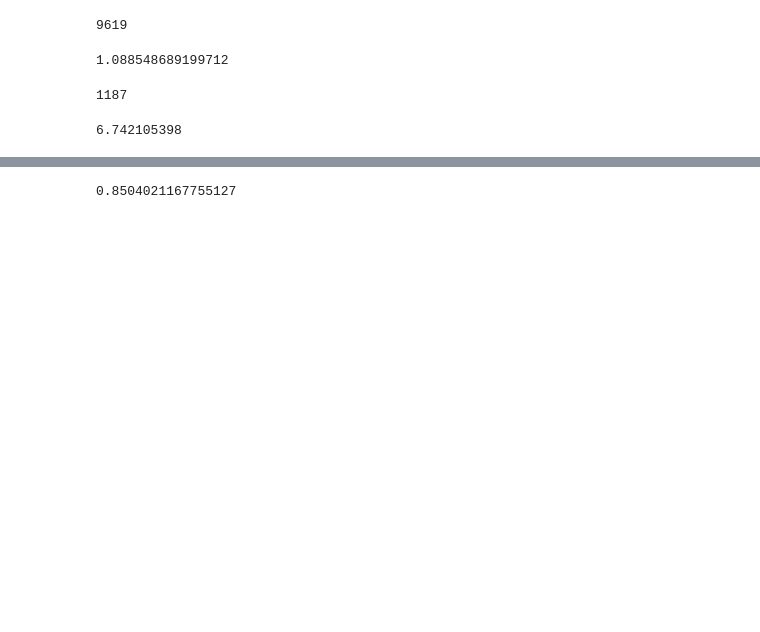
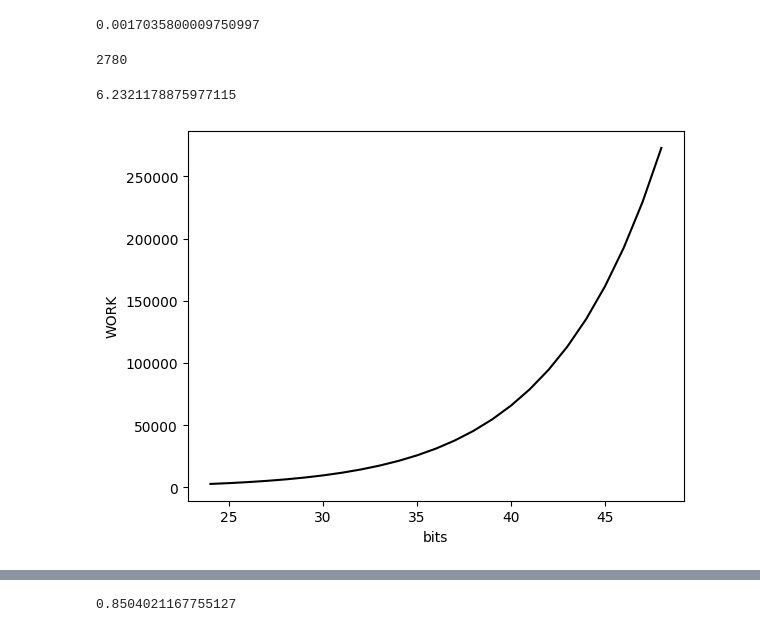
Before and after one commit to sumaddury/SmoothDLP, a Jupyter notebook: infraNotebook.ipynb, the cells around one changed output, grey strips where cells are left out. Saved outputs shown, nothing was run; the diff lists cells and outputs as text; code cells hidden in the pictures; blank space fills up the shorter version.

```diff
--- a/infraNotebook.ipynb
+++ b/infraNotebook.ipynb
@@ -9,0 +58,4 @@ import gmpy2
+# %%
+p = 2 ** 64
+y = estim_y(p)
+factorBase = sieve_to(y)
@@ -10,30 +154,44 @@ import gmpy2
 # %%
 PRIMES = tuple(sieve_to(1 << 22))
+# %%
+P = 2**46
+u = math.log(P) / math.log(y)
+math.exp(log_dickman(u))
+# %% [output]
+0.0017035800009750997
 # %%
 def estim_y(p):
     L = math.log(p)
     return int(math.exp(math.sqrt(0.5 * L * math.log(L))))
 
-P = 2**64 - 59
-y = estim_y(P)
-y
+def WORK(b):
+    P = 2 ** b
+    y = estim_y(P)
+    u = math.log(P) / math.log(y)
+    rarity = 1 / math.exp(log_dickman(u))
+    k = y / math.log(y)
+    return 4 * k * rarity
-# %% [output]
-9619
-# %%
-
-u = math.log(P) / math.log(2 ** 59)
-1 / math.exp(log_dickman(u))
-# %% [output]
-1.088548689199712
-# %%
-k = len(sieve_to(y))
-k
-# %% [output]
-1187
+# %%
+y = estim_y(37778931862957161709471)
+# %%
+len(sieve_to(y))
+# %% [output]
+2780
+# %%
+WORK(75) / WORK(63)
+# %% [output]
+6.2321178875977115
+# %%
+x = range(24, 49); y = [WORK(n) for n in x]
+fig, ax = plt.subplots()
+ax.plot(x, y, 'k-')
+ax.set_xlabel('bits'); ax.set_ylabel('WORK')
+ax.ticklabel_format(style='plain', useOffset=False, axis='y')
+plt.show()
+# %% [output]
+[figure, added]
 # %%
-3.15553e-06 * k * 1800
+P = 37778931862957161709471
-# %% [output]
-6.742105398
 # %%
 def find_gen(p):
     primes = [q for (q, _) in factorize(p-1)]
```
Also changed, not shown: parts of 17 cells of this notebook, 4 other files.
